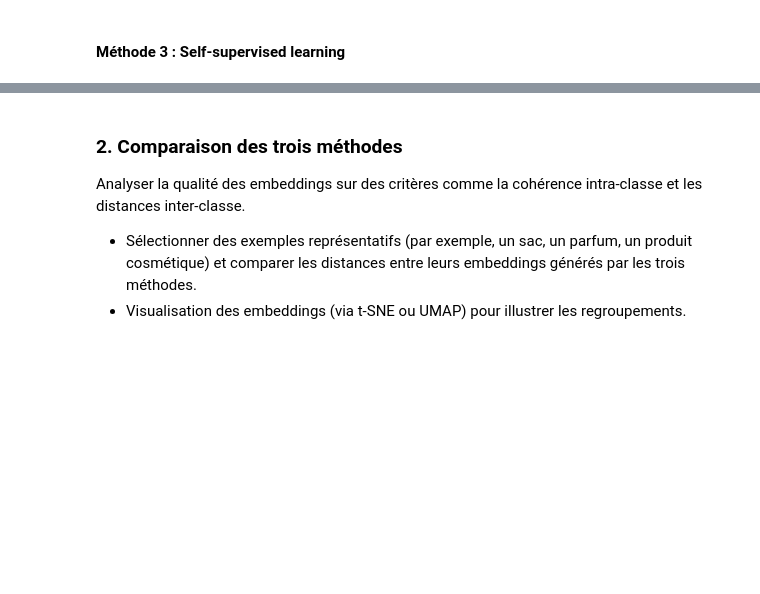
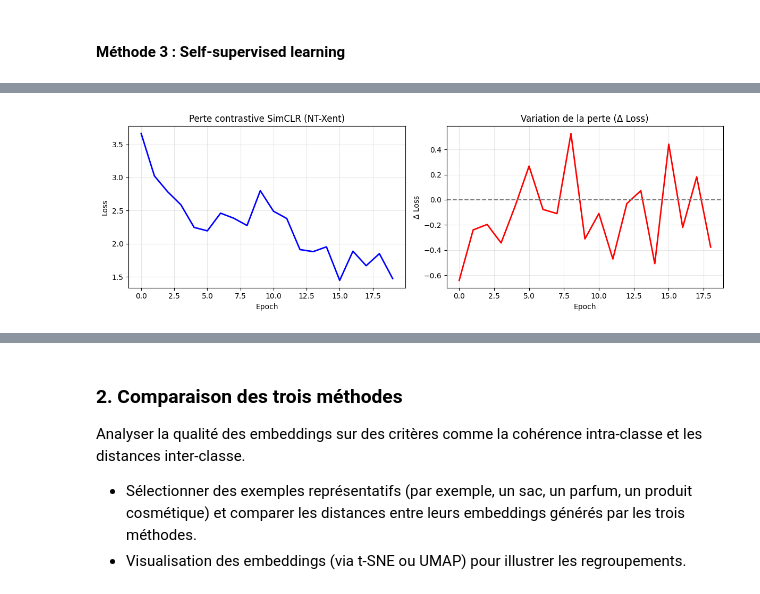
Before and after one commit to alban-morin/recommandations-chanel, a Jupyter notebook: Notebook.ipynb, the cells around one changed output, grey strips where cells are left out. Drawn from its saved outputs; the diff is of its cells as text; code cells hidden in the pictures; blank space fills up the shorter version.

Commit message:
more embeddings, some bypass but don't work, contrastive learning may lead to crash

```diff
--- a/Notebook.ipynb
+++ b/Notebook.ipynb
@@ -411,6 +518,7 @@ Cette section implémente un pipeline complet pour préparer les images :
 # Configuration
 IMG_SIZE = (224, 224)  # Taille standard pour ResNet, VGG, etc.
 CACHE_DIR = "images_cache"
+CHECKPOINT_DIR = "checkpoints"
 BATCH_SIZE = 16
 SEED = 42
 
@@ -858,0 +1040,18 @@ ConvNeXt embeddings shape: (891, 256)
+# %%
+# Sauvegarde des embeddings
+embeddings_dir = os.path.join(CHECKPOINT_DIR, "embeddings")
+os.makedirs(embeddings_dir, exist_ok=True)
+
+# Sauvegarder les embeddings en numpy
+cnn_embeddings = None
+convnext_embeddings = None
+np.save(os.path.join(embeddings_dir, "cnn_embeddings.npy"), cnn_embeddings)
+np.save(os.path.join(embeddings_dir, "convnext_embeddings.npy"), convnext_embeddings)
+
+# Sauvegarder le DataFrame avec les embeddings (en pickle car les colonnes contiennent des listes)
+all_images.to_pickle(os.path.join(embeddings_dir, "all_images_with_embeddings.pkl"))
+
+print(f"Embeddings sauvegardés dans {embeddings_dir}/")
+print(f"  - cnn_embeddings.npy : {os.path.getsize(os.path.join(embeddings_dir, 'cnn_embeddings.npy')) / 1024 / 1024:.2f} MB")
+print(f"  - convnext_embeddings.npy : {os.path.getsize(os.path.join(embeddings_dir, 'convnext_embeddings.npy')) / 1024 / 1024:.2f} MB")
+print(f"  - all_images_with_embeddings.pkl : {os.path.getsize(os.path.join(embeddings_dir, 'all_images_with_embeddings.pkl')) / 1024 / 1024:.2f} MB")
@@ -860,0 +1563,63 @@ ConvNeXt embeddings shape: (891, 256)
+# %%
+# Entraînement de SimCLR OPTIMISÉ
+print(f"Entraînement SimCLR sur {len(X_all)} images...")
+print(f"Batch size: {SIMCLR_BATCH_SIZE} | Epochs: {SIMCLR_EPOCHS}")
+print(f"Steps par epoch: {len(X_all) // SIMCLR_BATCH_SIZE}")
+print("-" * 50)
+
+# Callbacks adaptés
+early_stopping = tf.keras.callbacks.EarlyStopping(
+    monitor='loss',
+    patience=10,  # Augmenté car warmup peut causer des fluctuations
+    restore_best_weights=True,
+    min_delta=0.001
+)
+
+# Callback pour afficher le learning rate
+class LRLogger(tf.keras.callbacks.Callback):
+    def on_epoch_end(self, epoch, logs=None):
+        if hasattr(self.model.optimizer, 'learning_rate'):
+            lr = self.model.optimizer.learning_rate
+            if callable(lr):
+                current_lr = float(lr(self.model.optimizer.iterations))
+            else:
+                current_lr = float(lr)
+            print(f"  → Learning rate: {current_lr:.6f}")
+
+history_simclr = simclr_model.fit(
+    X_all,
+    epochs=SIMCLR_EPOCHS,
+    batch_size=SIMCLR_BATCH_SIZE,
+    verbose=1,
+    callbacks=[early_stopping, LRLogger()]
+)
+
+# Visualiser la courbe de perte
+plt.figure(figsize=(12, 4))
+
+plt.subplot(1, 2, 1)
+plt.plot(history_simclr.history['loss'], 'b-', linewidth=2)
+plt.title('Perte contrastive SimCLR (NT-Xent)')
+plt.xlabel('Epoch')
+plt.ylabel('Loss')
+plt.grid(True, alpha=0.3)
+
+plt.subplot(1, 2, 2)
+# Calculer la différence entre epochs consécutifs
+loss_diff = np.diff(history_simclr.history['loss'])
+plt.plot(loss_diff, 'r-', linewidth=2)
+plt.axhline(y=0, color='gray', linestyle='--')
+plt.title('Variation de la perte (Δ Loss)')
+plt.xlabel('Epoch')
+plt.ylabel('Δ Loss')
+plt.grid(True, alpha=0.3)
+
+plt.tight_layout()
+plt.show()
+
+print(f"\nPerte finale: {history_simclr.history['loss'][-1]:.4f}")
+# Sauvegarde du modèle SimCLR entraîné
+simclr_model_path = os.path.join(CHECKPOINT_DIR, "simclr_model")
+simclr_model.save(simclr_model_path)
+print(f"Modèle SimCLR sauvegardé dans : {simclr_model_path}")
+# %% [output]
@@ -860,0 +1643 @@ ConvNeXt embeddings shape: (891, 256)
+[figure, added]
```
Also changed, not shown: parts of 32 cells of this notebook.
